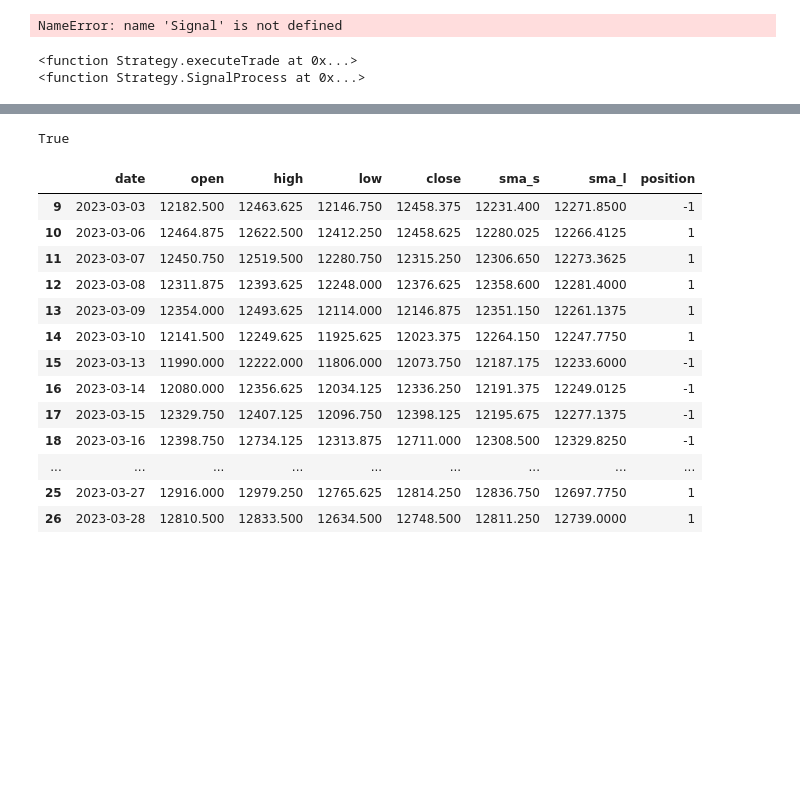
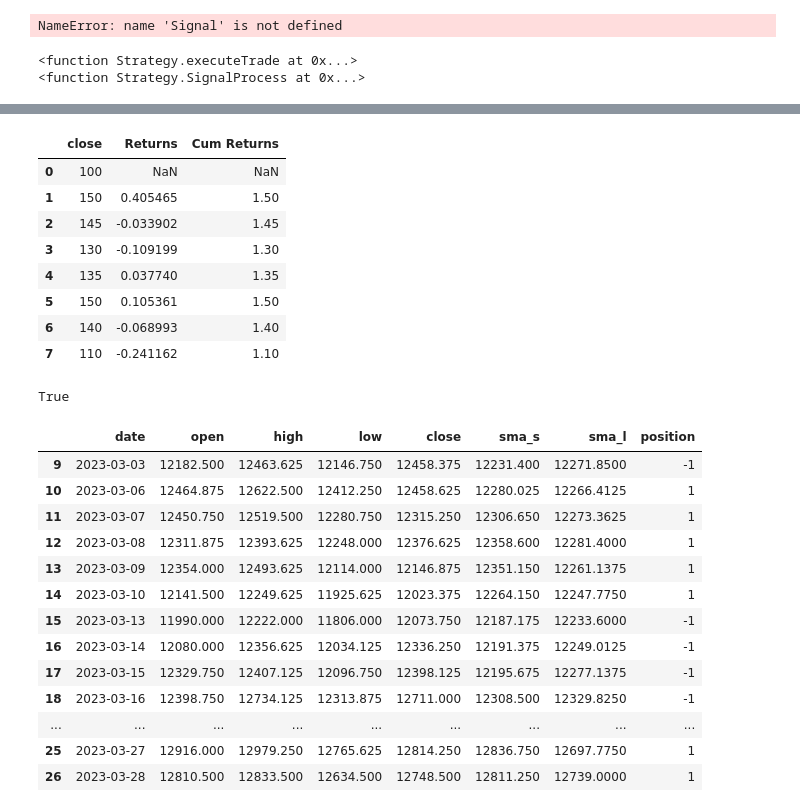
Before and after one commit to SonnyK33/btcalgo, a Jupyter notebook: ibalgo.ipynb, the cells around one changed output, grey strips where cells are left out. Saved outputs shown, nothing was run; the diff lists cells and outputs as text; code cells hidden in the pictures; blank space fills up the shorter version.

```diff
--- a/ibalgo.ipynb
+++ b/ibalgo.ipynb
@@ -769,3 +830,19 @@ Object `S.ib.ibflex` not found.
+# %%
+new_df = pd.DataFrame()
+new_df['close'] = [100,150,145,130,135,150,140,110]
+new_df['Returns'] = np.log(new_df['close']/new_df['close'].shift(1))
+new_df['Cum Returns'] = new_df['Returns'].cumsum().apply(np.exp)
+new_df
+# %% [output]
+|  | close | Returns | Cum Returns |
+| 0 | 100 | NaN | NaN |
+| 1 | 150 | 0.405465 | 1.50 |
+| 2 | 145 | -0.033902 | 1.45 |
+| 3 | 130 | -0.109199 | 1.30 |
+| 4 | 135 | 0.037740 | 1.35 |
+| 5 | 150 | 0.105361 | 1.50 |
+| 6 | 140 | -0.068993 | 1.40 |
+| 7 | 110 | -0.241162 | 1.10 |
 # %%
 S.cancelBars(bars)
 # %%
```
Also changed, not shown: parts of 11 cells of this notebook, 1 other file.
